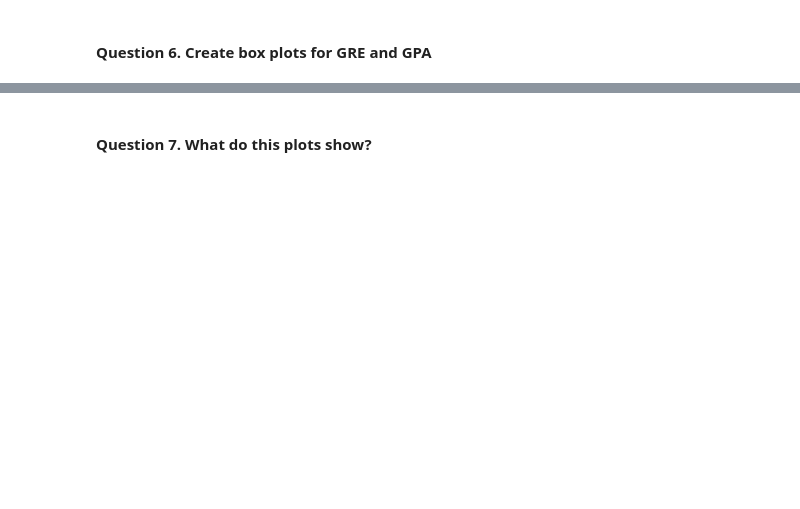
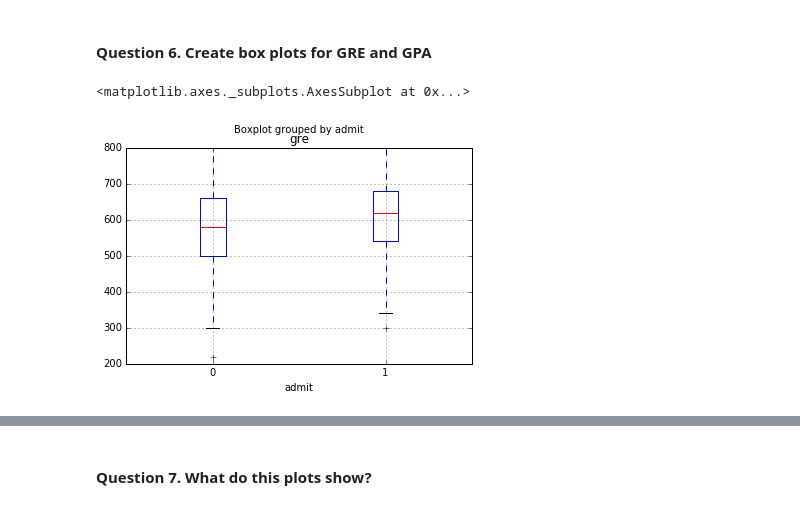
Before and after one commit to carterkbrantley/ga-data-science, a Jupyter notebook: Admissions-Project/Part-2/project2-starter-Copy1.ipynb, the cells around one changed output, grey strips where cells are left out. Drawn from its saved outputs; the diff is of its cells as text; code cells hidden in the pictures; blank space fills up the shorter version.

```diff
--- a/Admissions-Project/Part-2/project2-starter-Copy1.ipynb
+++ b/Admissions-Project/Part-2/project2-starter-Copy1.ipynb
@@ -18,6 +18,6 @@ import numpy as np
 ### Step 2: Read in your data set
 # %%
 #Read in data from source
-df_raw = pd.read_csv("../assets/admissions.csv")
+df_raw = pd.read_csv("admissions.csv")
 print df_raw.head()
 # %% [output]
@@ -57,0 +107,5 @@ Answer:
+# %%
+df_raw.boxplot(column='gre',by='admit')
+# %% [output]
+<matplotlib.axes._subplots.AxesSubplot at 0x...>
+[figure, added]
```
Also changed, not shown: parts of 19 cells of this notebook.
